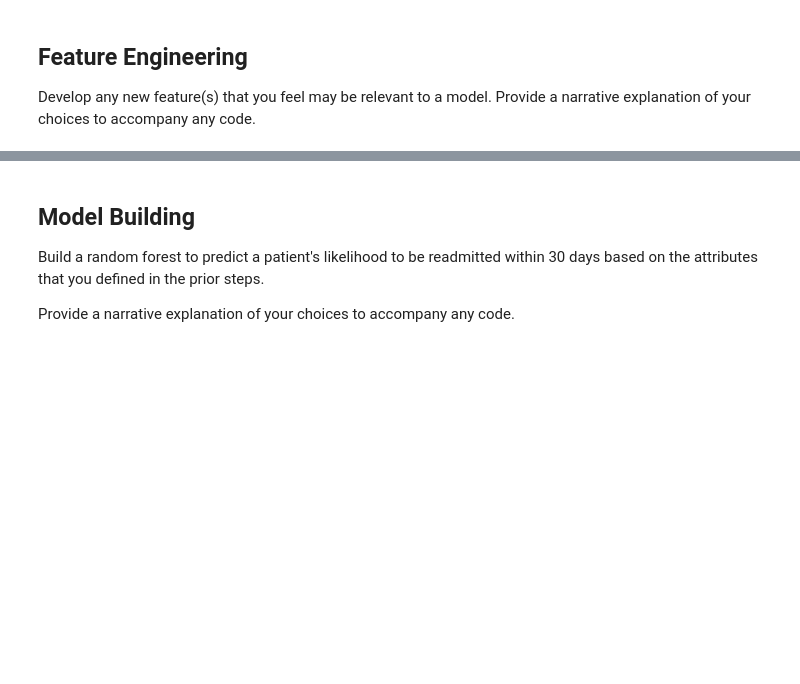
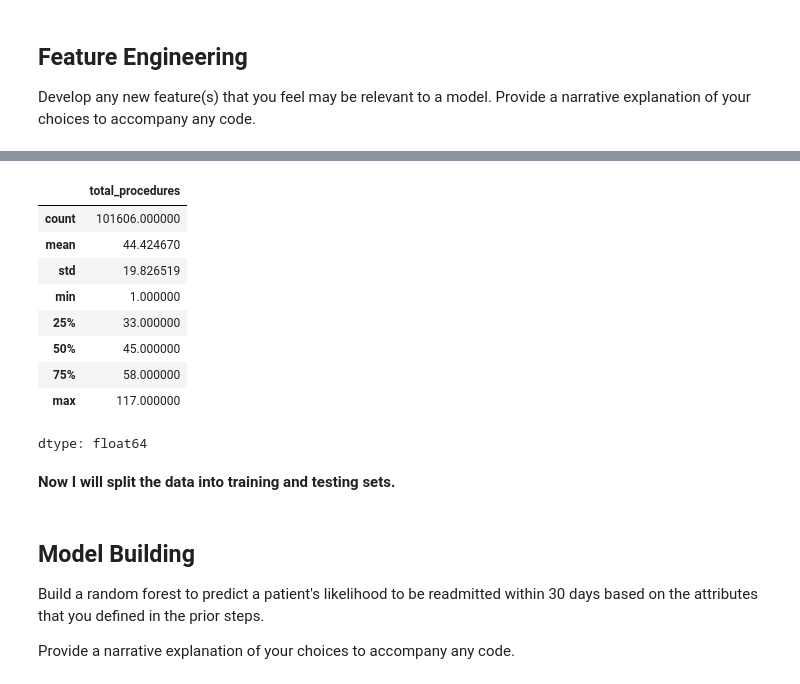
Before and after one commit to tsal4/data2000_labs, a Jupyter notebook: exams/sp2026-midterm.ipynb, the cells around one changed output, grey strips where cells are left out. Saved outputs shown, nothing was run; the diff lists cells and outputs as text; code cells hidden in the pictures; blank space fills up the shorter version.

```diff
--- a/exams/sp2026-midterm.ipynb
+++ b/exams/sp2026-midterm.ipynb
@@ -248,0 +275,17 @@ Develop any new feature(s) that you feel may be relevant to a model. Provide a n
+# %%
+data["total_procedures"] = data.loc[:, ["num_lab_procedures", "num_procedures"]].sum(axis=1)
+# %%
+data["total_procedures"].describe()
+# %% [output]
+|  | total_procedures |
+| count | 101606.000000 |
+| mean | 44.424670 |
+| std | 19.826519 |
+| min | 1.000000 |
+| 25% | 33.000000 |
+| 50% | 45.000000 |
+| 75% | 58.000000 |
+| max | 117.000000 |
+dtype: float64
+# %% [markdown]
+**Now I will split the data into training and testing sets.**
```
Also changed, not shown: parts of 23 cells of this notebook.
